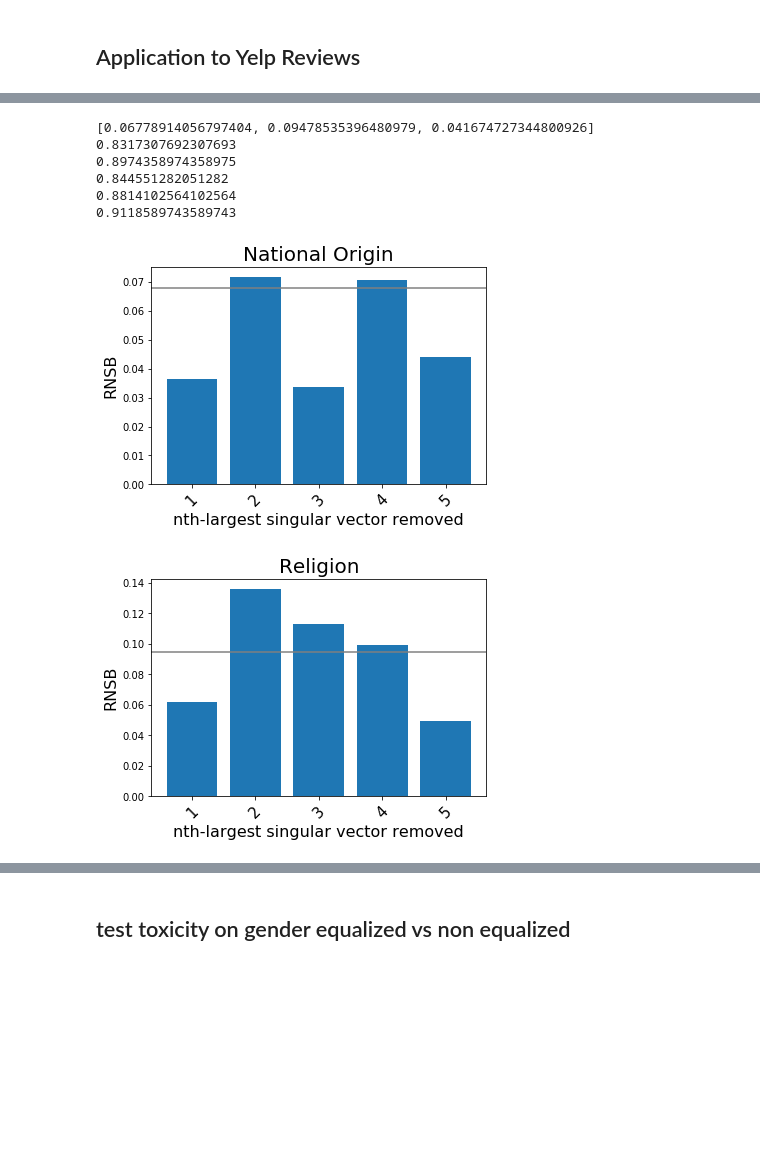
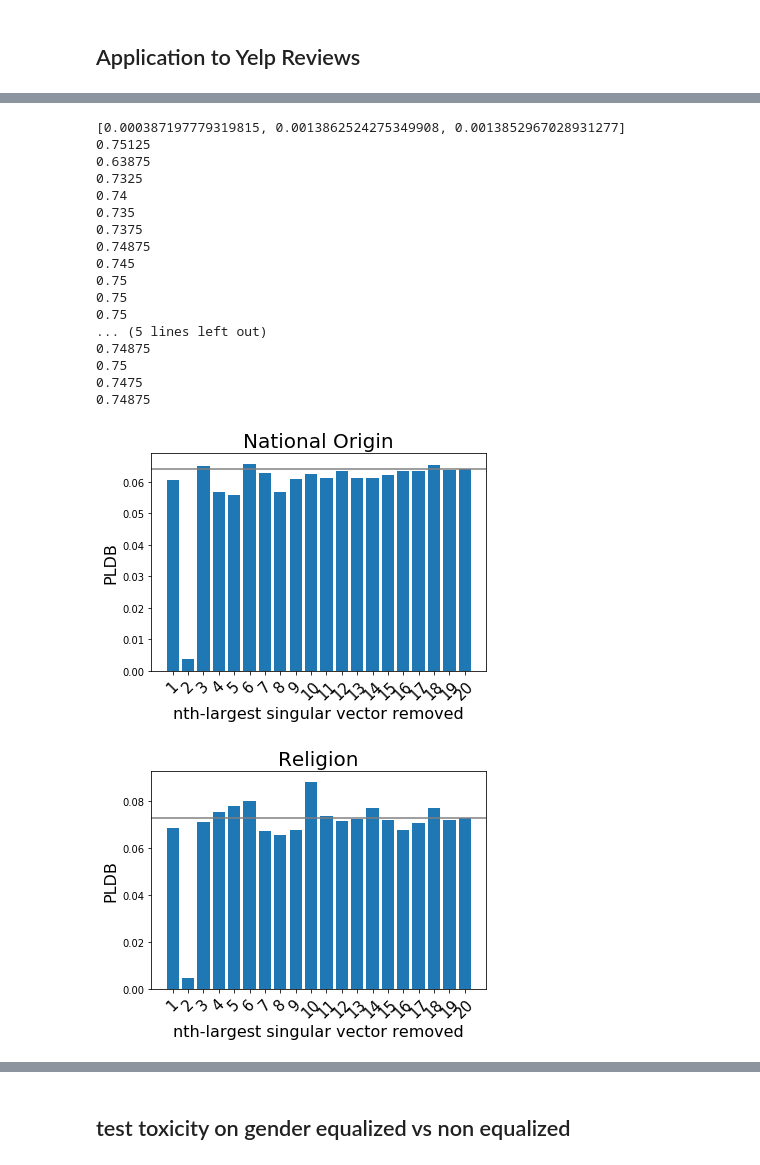
Before and after one commit to ChristopherSweeney/AIFairness, a Jupyter notebook: python_notebooks/Mitigating_Bias_in_Text_Classification.ipynb, the cells around one changed output, grey strips where cells are left out. Drawn from its saved outputs; the diff is of its cells as text; code cells hidden in the pictures; blank space fills up the shorter version.

```diff
--- a/python_notebooks/Mitigating_Bias_in_Text_Classification.ipynb
+++ b/python_notebooks/Mitigating_Bias_in_Text_Classification.ipynb
@@ -177,9 +209,9 @@ regularizers = [N,R,G]
 # %% [markdown]
 ## train LR
 # %%
-lr = LogisticRegression(val=(test_vectors,test_targets),X_tils = regularizers,reg_coeff=[0,0,0],lamb=0.01,num_iter=2000)
+lr = LogisticRegression(val=(test_vectors,test_targets),X_tils = regularizers,reg_coeff=[0,0,0],lamb=0.01,num_iter=5000,lr=.1)
 (RNSB,loss,validation_scores) = lr.fit(train_vectors,train_targets)
 print "----------------------------------------------"
-lr_debias = LogisticRegression(val=(test_vectors,test_targets),X_tils = regularizers,reg_coeff=[.1,.1,.1],lamb=0.01,num_iter=2000)
+lr_debias = LogisticRegression(val=(test_vectors,test_targets),X_tils = regularizers,reg_coeff=[.2,.4,.4],lamb=0.01,num_iter=5000,lr=.1)
 (RNSB_debias,loss_debias,validation_scores_debias) = lr_debias.fit(train_vectors,train_targets)
 # %% [output]
@@ -307,26 +399,9 @@ def run_lr_on_this_data(new_train_vectors):
-# %%
-def run_loo_experiment(num_singular_vectors):
-    leave_one_out_matricies = leave_one_out_efficiently(train_vectors, num_singular_vectors)
-
-#     Un-pca'd LR
-    og_lr = LogisticRegression(val=(test_vectors,test_targets),X_tils = regularizers,reg_coeff=[0,0,0],lamb=0.01,num_iter=2000)
-    (RNSB,loss,validation_scores) = og_lr.fit(train_vectors,train_targets)
-
-    lr_metrics = []
-
-    for i in range(len(leave_one_out_matricies)):
-        lr_metrics.append(run_lr_on_this_data(leave_one_out_matricies[i]))
-        print("finished with " + str(i) + " runs of " + str(len(leave_one_out_matricies)))
-        print("____________________")
-        print()
-
-    return lr_metrics#, og_lr
 # %%
 # Original, non-fairness whatever lr
-og_lr = LogisticRegression(val=(test_vectors,test_targets),X_tils = regularizers,reg_coeff=[0,0,0],lamb=0.01,num_iter=2000)
+og_lr = LogisticRegression(val=(test_vectors,test_targets),X_tils = regularizers,reg_coeff=[0,0,0],lamb=0.01,num_iter=4000)
 (RNSB_debias,loss_debias,validation_scores_debias) = og_lr.fit(train_vectors,train_targets)
 
 # Regularized
-lr_debias = LogisticRegression(val=(test_vectors,test_targets),X_tils = regularizers,reg_coeff=[.2,.2,.2],lamb=0.01,num_iter=2000)
+lr_debias = LogisticRegression(val=(test_vectors,test_targets),X_tils = regularizers,reg_coeff=[.2,.2,.2],lamb=0.01,num_iter=4000)
 (RNSB_debias,loss_debias,validation_scores_debias) = lr_debias.fit(train_vectors,train_targets)
 # %% [output]
@@ -397,3 +473,3 @@ RNSB:  [0.022161778356354925, 0.1225426954388353, 0.026572094175845537]
 # %%
-lr_metrics = run_loo_experiment(5)
+lr_metrics = run_loo_experiment(20)
 # %% [output]
@@ -429,45 +505,56 @@ def plot_RNSB_bar(lr_list, og_lr):
     index = np.arange(len(metric_a)) + 1
     plt.bar(index,metric_a)
     plt.xticks(index, index, fontsize=15, rotation=45)
-    plt.axes().axhline(y=og_lr.validation_fairness()[0], color="gray")
-    plt.ylabel("RNSB",fontsize=16)
+    plt.axes().axhline(y=lr.validation_fairness()[0], color="gray")
+    plt.ylabel("PLDB",fontsize=16)
     plt.xlabel("nth-largest singular vector removed",fontsize=16)
     plt.show()
 
     %matplotlib inline
     plt.figure(figsize=(6,4))
     plt.title("Religion",fontsize=20)
     index = np.arange(len(metric_b)) + 1
     plt.bar(index,metric_b)
     plt.xticks(index, index, fontsize=15, rotation=45)
-    plt.axes().axhline(y=og_lr.validation_fairness()[1], color="gray")
-    plt.ylabel("RNSB",fontsize=16)
+    plt.axes().axhline(y=lr.validation_fairness()[1], color="gray")
+    plt.ylabel("PLDB",fontsize=16)
     plt.xlabel("nth-largest singular vector removed",fontsize=16)
     plt.show()
 
 
     %matplotlib inline
     plt.figure(figsize=(6,4))
     plt.title("Gender",fontsize=20)
     index = np.arange(len(metric_c)) + 1
     plt.bar(index,metric_c)
     plt.xticks(index, index, fontsize=15, rotation=45)
-    plt.axes().axhline(y=og_lr.validation_fairness()[2], color="gray")
-    plt.ylabel("RNSB",fontsize=16)
+    plt.axes().axhline(y=lr.validation_fairness()[2], color="gray")
+    plt.ylabel("PLDB",fontsize=16)
     plt.xlabel("nth-largest singular vector removed",fontsize=16)
     plt.show()
 
 
 print(og_lr.validation_fairness())
 for lr in lr_metrics:
     print(lr.validation(lr.val[0],lr.val[1]))
 plot_RNSB_bar(lr_metrics, og_lr)
 # %% [output]
-[0.06778914056797404, 0.09478535396480979, 0.041674727344800926]
-0.8317307692307693
-0.8974358974358975
-0.844551282051282
-0.8814102564102564
-0.9118589743589743
+[0.000387197779319815, 0.0013862524275349908, 0.0013852967028931277]
+0.75125
+0.63875
+0.7325
+0.74
+0.735
+0.7375
+0.74875
+0.745
+0.75
+0.75
+0.75
+... (5 lines left out)
+0.74875
+0.75
+0.7475
+0.74875
-[figure, old version]
+[figure, new version]
-[figure, old version]
+[figure, new version]
```
Also changed, not shown: parts of 38 cells of this notebook, 3 other files.
